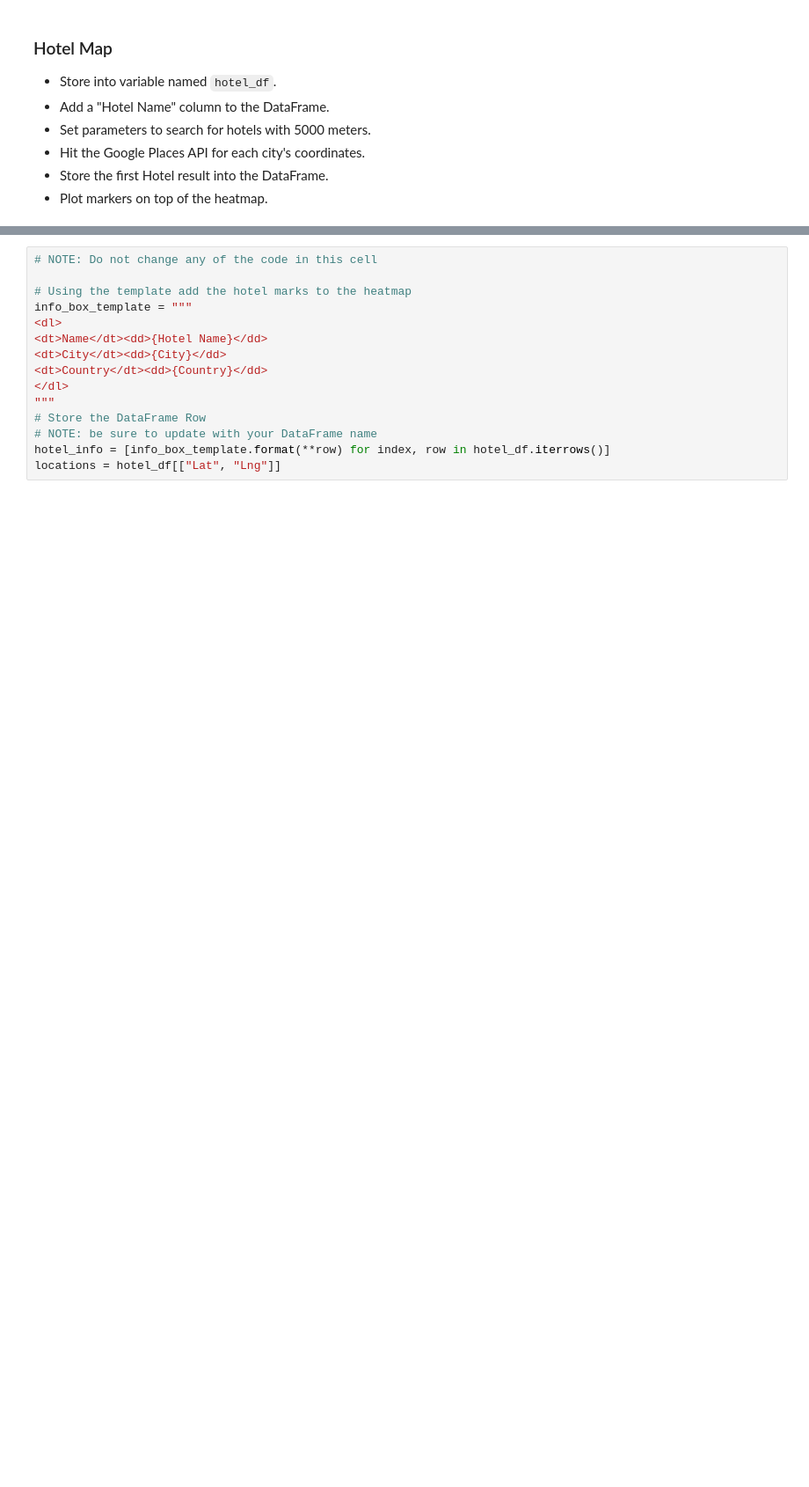
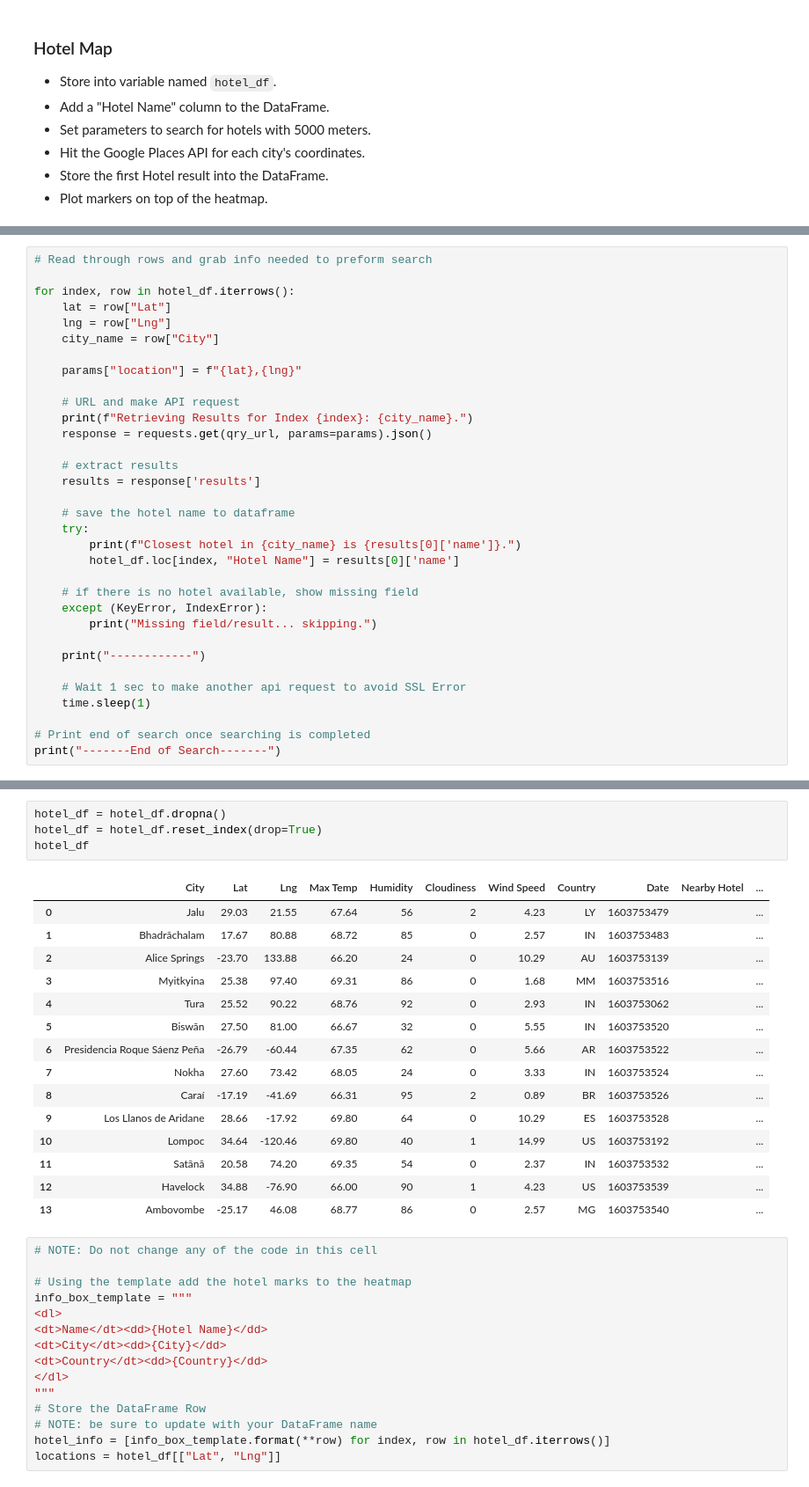
Before and after one commit to anisali01/06-Python-API-Challenge, a Jupyter notebook: VacationPy.ipynb, the cells around one changed output, grey strips where cells are left out. Shown: that part at 88% size. Saved outputs shown, nothing was run; the diff lists cells and outputs as text; blank space fills up the shorter version.

```diff
--- a/VacationPy.ipynb
+++ b/VacationPy.ipynb
@@ -39,0 +151,33 @@ from api_keys import g_key
+# %%
+# Read through rows and grab info needed to preform search
+
+for index, row in hotel_df.iterrows():
+    lat = row["Lat"]
+    lng = row["Lng"]
+    city_name = row["City"]
+
+    params["location"] = f"{lat},{lng}"
+
+    # URL and make API request
+    print(f"Retrieving Results for Index {index}: {city_name}.")
+    response = requests.get(qry_url, params=params).json()
+
+    # extract results
+    results = response['results']
+
+    # save the hotel name to dataframe
+    try:
+        print(f"Closest hotel in {city_name} is {results[0]['name']}.")
+        hotel_df.loc[index, "Hotel Name"] = results[0]['name']
+
+    # if there is no hotel available, show missing field
+    except (KeyError, IndexError):
+        print("Missing field/result... skipping.")
+
+    print("------------")
+
+    # Wait 1 sec to make another api request to avoid SSL Error
+    time.sleep(1)
+
+# Print end of search once searching is completed
+print("-------End of Search-------")
@@ -40,3 +202,23 @@ from api_keys import g_key
+# %%
+hotel_df = hotel_df.dropna()
+hotel_df = hotel_df.reset_index(drop=True)
+hotel_df
+# %% [output]
+|  | City | Lat | Lng | Max Temp | Humidity | Cloudiness | Wind Speed | Country | Date | Nearby Hotel | ... |
+| 0 | Jalu | 29.03 | 21.55 | 67.64 | 56 | 2 | 4.23 | LY | 1603753479 |  | ... |
+| 1 | Bhadrāchalam | 17.67 | 80.88 | 68.72 | 85 | 0 | 2.57 | IN | 1603753483 |  | ... |
+| 2 | Alice Springs | -23.70 | 133.88 | 66.20 | 24 | 0 | 10.29 | AU | 1603753139 |  | ... |
+| 3 | Myitkyina | 25.38 | 97.40 | 69.31 | 86 | 0 | 1.68 | MM | 1603753516 |  | ... |
+| 4 | Tura | 25.52 | 90.22 | 68.76 | 92 | 0 | 2.93 | IN | 1603753062 |  | ... |
+| 5 | Biswān | 27.50 | 81.00 | 66.67 | 32 | 0 | 5.55 | IN | 1603753520 |  | ... |
+| 6 | Presidencia Roque Sáenz Peña | -26.79 | -60.44 | 67.35 | 62 | 0 | 5.66 | AR | 1603753522 |  | ... |
+| 7 | Nokha | 27.60 | 73.42 | 68.05 | 24 | 0 | 3.33 | IN | 1603753524 |  | ... |
+| 8 | Caraí | -17.19 | -41.69 | 66.31 | 95 | 2 | 0.89 | BR | 1603753526 |  | ... |
+| 9 | Los Llanos de Aridane | 28.66 | -17.92 | 69.80 | 64 | 0 | 10.29 | ES | 1603753528 |  | ... |
+| 10 | Lompoc | 34.64 | -120.46 | 69.80 | 40 | 1 | 14.99 | US | 1603753192 |  | ... |
+| 11 | Satānā | 20.58 | 74.20 | 69.35 | 54 | 0 | 2.37 | IN | 1603753532 |  | ... |
+| 12 | Havelock | 34.88 | -76.90 | 66.00 | 90 | 1 | 4.23 | US | 1603753539 |  | ... |
+| 13 | Ambovombe | -25.17 | 46.08 | 68.77 | 86 | 0 | 2.57 | MG | 1603753540 |  | ... |
 # %%
 # NOTE: Do not change any of the code in this cell
 
```
Also changed, not shown: parts of 10 cells of this notebook.
